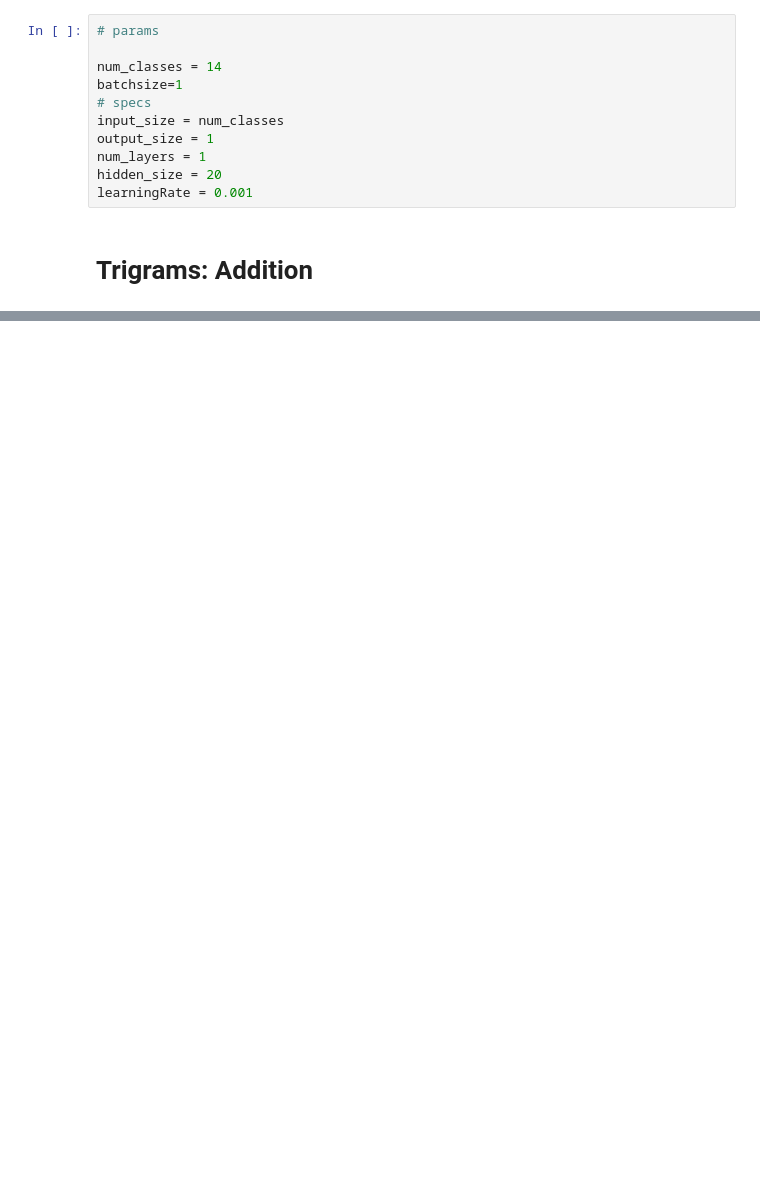
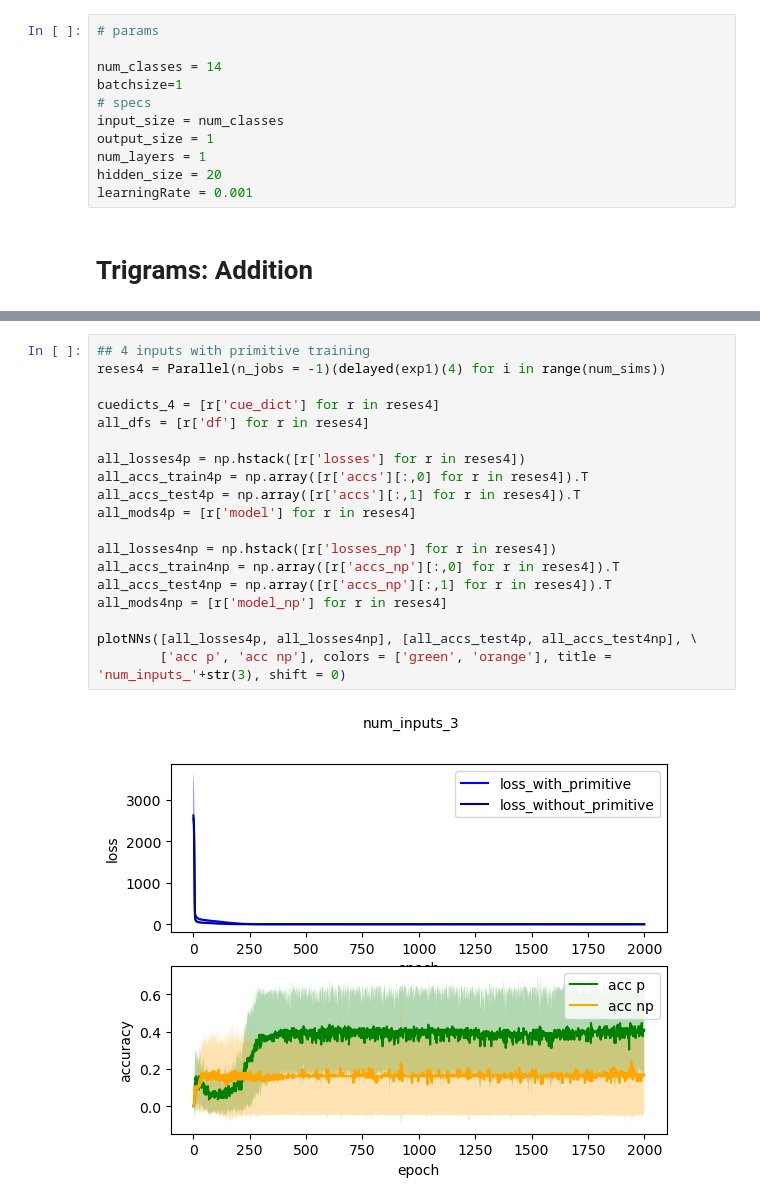
Before and after one commit to aranas/compositional_learning, a Jupyter notebook: _RNN_Lake_experiments/exp1_addition.ipynb, the cells around one changed output, grey strips where cells are left out. Drawn from its saved outputs; the diff is of its cells as text; blank space fills up the shorter version.

```diff
--- a/_RNN_Lake_experiments/exp1_addition.ipynb
+++ b/_RNN_Lake_experiments/exp1_addition.ipynb
@@ -1149,0 +340,21 @@ diff  0.06666666666666643
+# %%
+## 4 inputs with primitive training
+reses4 = Parallel(n_jobs = -1)(delayed(exp1)(4) for i in range(num_sims))
+
+cuedicts_4 = [r['cue_dict'] for r in reses4]
+all_dfs = [r['df'] for r in reses4]
+
+all_losses4p = np.hstack([r['losses'] for r in reses4])
+all_accs_train4p = np.array([r['accs'][:,0] for r in reses4]).T
+all_accs_test4p = np.array([r['accs'][:,1] for r in reses4]).T
+all_mods4p = [r['model'] for r in reses4]
+
+all_losses4np = np.hstack([r['losses_np'] for r in reses4])
+all_accs_train4np = np.array([r['accs_np'][:,0] for r in reses4]).T
+all_accs_test4np = np.array([r['accs_np'][:,1] for r in reses4]).T
+all_mods4np = [r['model_np'] for r in reses4]
+
+plotNNs([all_losses4p, all_losses4np], [all_accs_test4p, all_accs_test4np], \
+        ['acc p', 'acc np'], colors = ['green', 'orange'], title = 'num_inputs_'+str(3), shift = 0)
+# %% [output]
+[figure, added]
```
Also changed, not shown: parts of 69 cells of this notebook, 9 other files.
